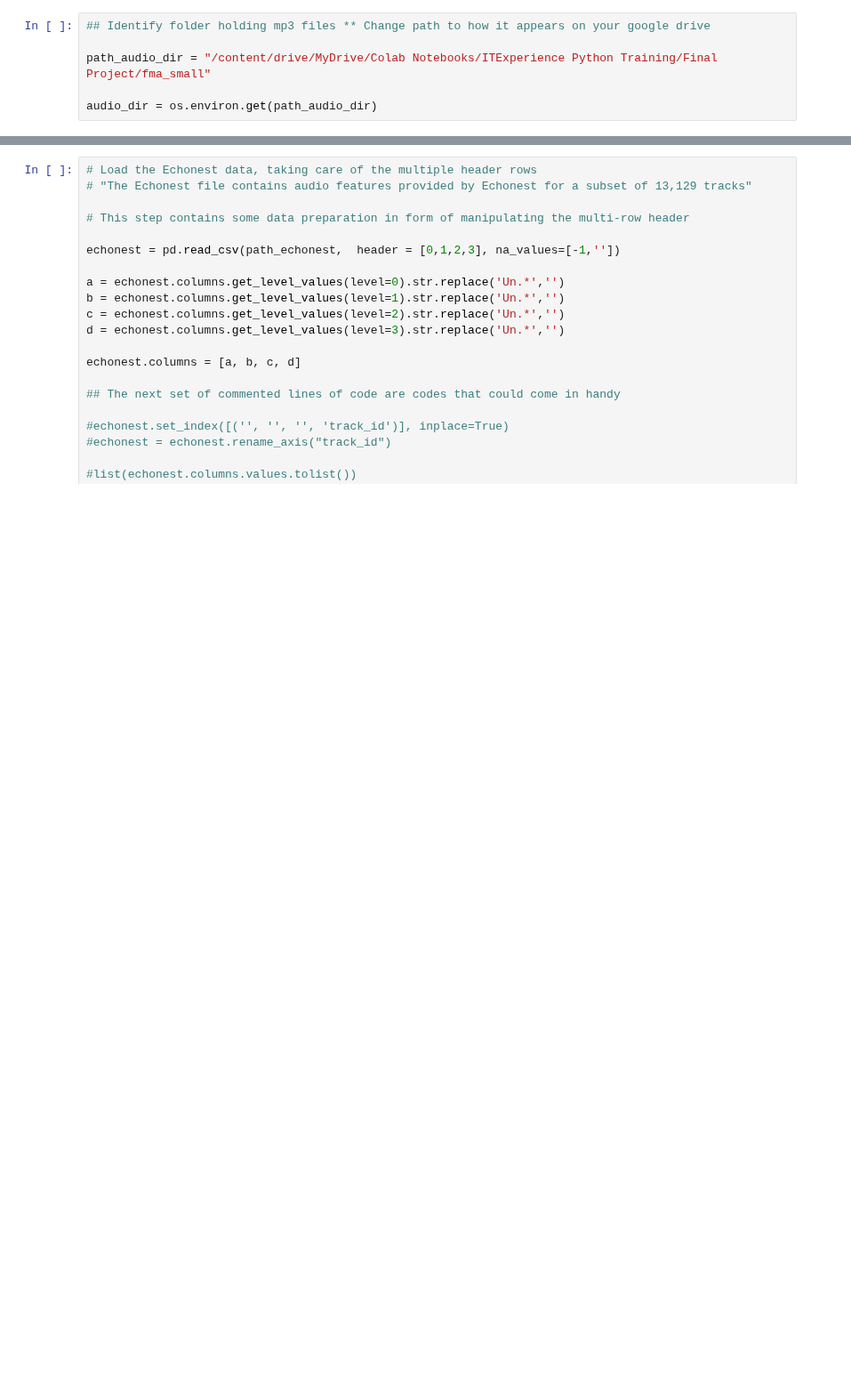
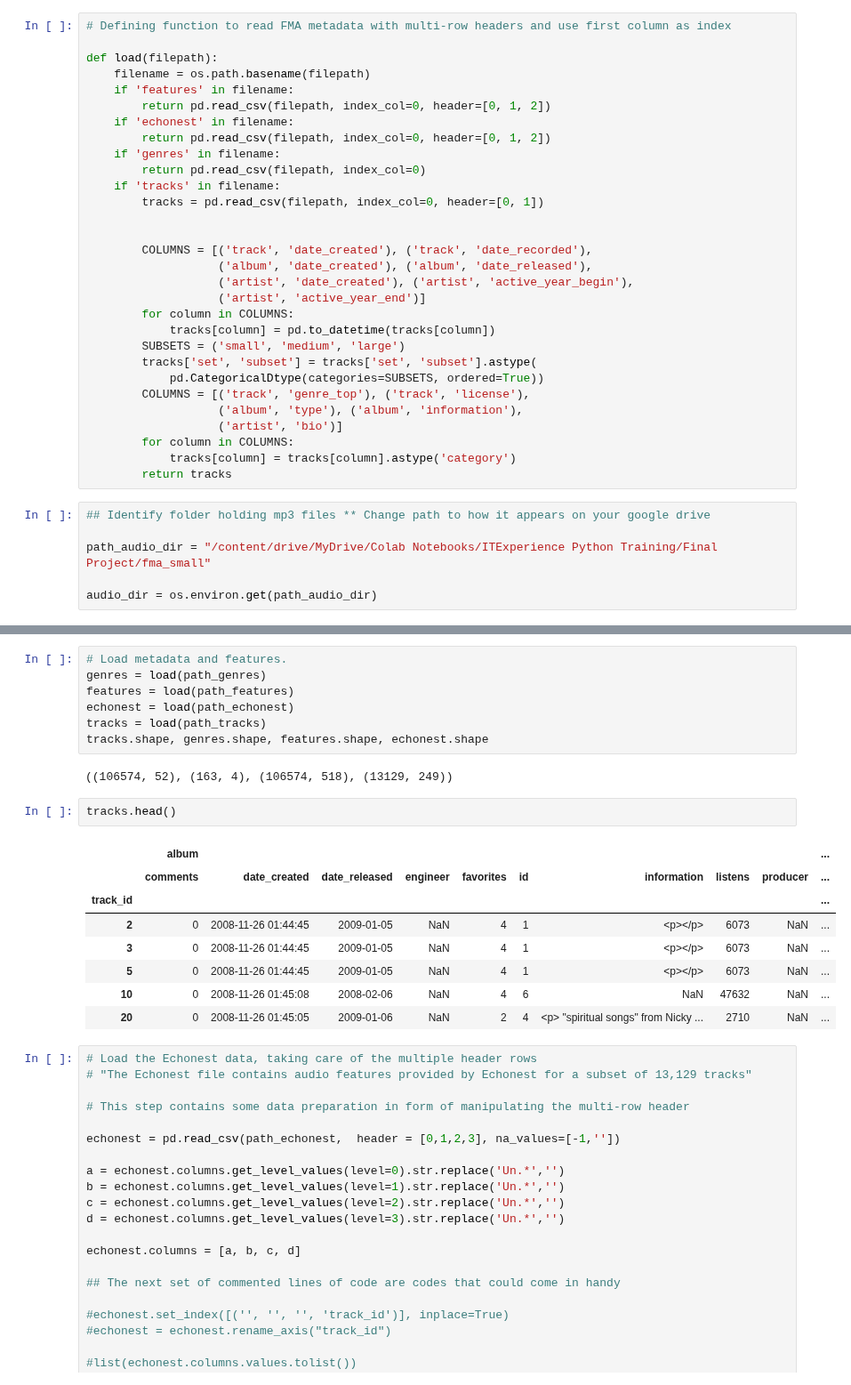
Before and after one commit to mrmids/fma-predictions, a Jupyter notebook: Final_Project_TeamFMA.ipynb, the cells around one changed output, grey strips where cells are left out. Shown at 89% size. Saved outputs shown, nothing was run; the diff lists cells and outputs as text; blank space fills up the shorter version.

```diff
--- a/Final_Project_TeamFMA.ipynb
+++ b/Final_Project_TeamFMA.ipynb
@@ -106,3 +143,33 @@ warnings.filterwarnings('ignore')
+# %%
+# Defining function to read FMA metadata with multi-row headers and use first column as index
+
+def load(filepath):
+    filename = os.path.basename(filepath)
+    if 'features' in filename:
+        return pd.read_csv(filepath, index_col=0, header=[0, 1, 2])
+    if 'echonest' in filename:
+        return pd.read_csv(filepath, index_col=0, header=[0, 1, 2])
+    if 'genres' in filename:
+        return pd.read_csv(filepath, index_col=0)
+    if 'tracks' in filename:
+        tracks = pd.read_csv(filepath, index_col=0, header=[0, 1])
+
+
+        COLUMNS = [('track', 'date_created'), ('track', 'date_recorded'),
+                   ('album', 'date_created'), ('album', 'date_released'),
+                   ('artist', 'date_created'), ('artist', 'active_year_begin'),
+                   ('artist', 'active_year_end')]
+        for column in COLUMNS:
+            tracks[column] = pd.to_datetime(tracks[column])
+        SUBSETS = ('small', 'medium', 'large')
+        tracks['set', 'subset'] = tracks['set', 'subset'].astype(
+            pd.CategoricalDtype(categories=SUBSETS, ordered=True))
+        COLUMNS = [('track', 'genre_top'), ('track', 'license'),
+                   ('album', 'type'), ('album', 'information'),
+                   ('artist', 'bio')]
+        for column in COLUMNS:
+            tracks[column] = tracks[column].astype('category')
+        return tracks
 # %%
 ## Identify folder holding mp3 files ** Change path to how it appears on your google drive
 
@@ -121,6 +189,26 @@ path_genres = "/content/drive/MyDrive/Colab Notebooks/ITExperience Python Traini
 #tracks = pd.read_csv(path_tracks)
 #features = pd.read_csv(path_features)
 #genres = pd.read_csv(path_genres)
+# %%
+# Load metadata and features.
+genres = load(path_genres)
+features = load(path_features)
+echonest = load(path_echonest)
+tracks = load(path_tracks)
+tracks.shape, genres.shape, features.shape, echonest.shape
+# %% [output]
+((106574, 52), (163, 4), (106574, 518), (13129, 249))
+# %%
+tracks.head()
+# %% [output]
+|  | album |  |  |  |  |  |  |  |  | ... |
+|  | comments | date_created | date_released | engineer | favorites | id | information | listens | producer | ... |
+| track_id |  |  |  |  |  |  |  |  |  | ... |
+| 2 | 0 | 2008-11-26 01:44:45 | 2009-01-05 | NaN | 4 | 1 | <p></p> | 6073 | NaN | ... |
+| 3 | 0 | 2008-11-26 01:44:45 | 2009-01-05 | NaN | 4 | 1 | <p></p> | 6073 | NaN | ... |
+| 5 | 0 | 2008-11-26 01:44:45 | 2009-01-05 | NaN | 4 | 1 | <p></p> | 6073 | NaN | ... |
+| 10 | 0 | 2008-11-26 01:45:08 | 2008-02-06 | NaN | 4 | 6 | NaN | 47632 | NaN | ... |
+| 20 | 0 | 2008-11-26 01:45:05 | 2009-01-06 | NaN | 2 | 4 | <p> "spiritual songs" from Nicky ... | 2710 | NaN | ... |
 # %%
 # Load the Echonest data, taking care of the multiple header rows
 # "The Echonest file contains audio features provided by Echonest for a subset of 13,129 tracks"
```
Also changed, not shown: parts of 2 cells of this notebook.
